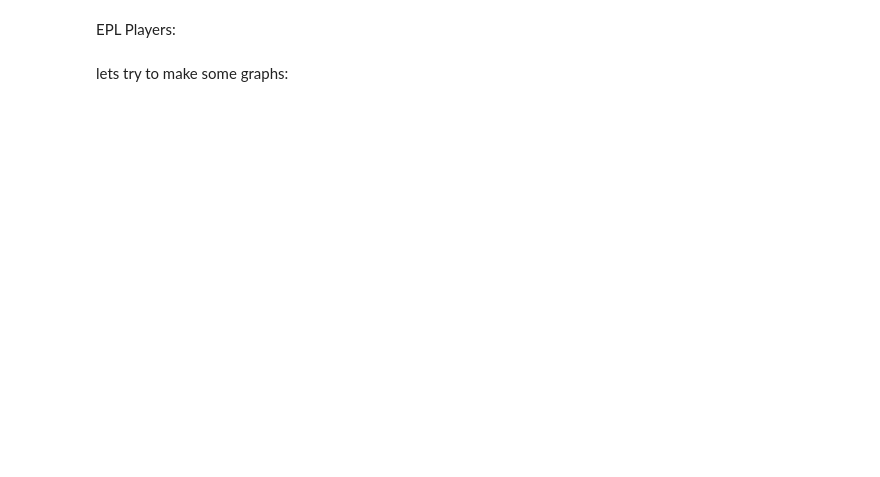
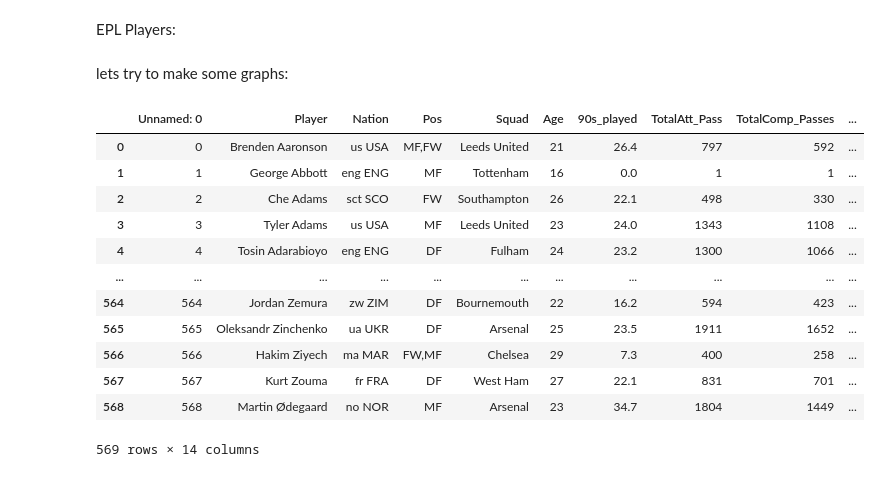
Before and after one commit to TobiasTonndorff/BI-Repo, a Jupyter notebook: datasets/main.ipynb, the cells around one changed output. Cells and saved outputs as stored; diff of their text form; code cells hidden in the pictures; blank space fills up the shorter version.

Commit message:
added plots for possession, tackling, shooting and stats

```diff
--- a/datasets/main.ipynb
+++ b/datasets/main.ipynb
@@ -10,7 +10,7 @@ EPL Players:
 defensive_df = pd.read_csv(r'C:\Users\tobia\SkoleShit\valgfag\BI\FootballNotebook\datasets\players\player_premier_league_defensive.csv')
 passing_df = pd.read_csv(r'C:\Users\tobia\SkoleShit\valgfag\BI\FootballNotebook\datasets\players\player_premier_league_passing.csv')
 passing_type_df = pd.read_csv(r'C:\Users\tobia\SkoleShit\valgfag\BI\FootballNotebook\datasets\players\player_premier_league_passing_type.csv')
-possesion_df = pd.read_csv(r'C:\Users\tobia\SkoleShit\valgfag\BI\FootballNotebook\datasets\players\player_premier_league_possession.csv')
+possession_df = pd.read_csv(r'C:\Users\tobia\SkoleShit\valgfag\BI\FootballNotebook\datasets\players\player_premier_league_possession.csv')
 shooting_df = pd.read_csv(r'C:\Users\tobia\SkoleShit\valgfag\BI\FootballNotebook\datasets\players\player_premier_league_shooting.csv')
 stats_df = pd.read_csv(r'C:\Users\tobia\SkoleShit\valgfag\BI\FootballNotebook\datasets\players\player_premier_league_stats.csv')
 # %%
@@ -38,0 +359,16 @@ fig.show()
+# %%
+possession_df
+# %% [output]
+|  | Unnamed: 0 | Player | Nation | Pos | Squad | Age | 90s_played | TotalAtt_Pass | TotalComp_Passes | ... |
+| 0 | 0 | Brenden Aaronson | us USA | MF,FW | Leeds United | 21 | 26.4 | 797 | 592 | ... |
+| 1 | 1 | George Abbott | eng ENG | MF | Tottenham | 16 | 0.0 | 1 | 1 | ... |
+| 2 | 2 | Che Adams | sct SCO | FW | Southampton | 26 | 22.1 | 498 | 330 | ... |
+| 3 | 3 | Tyler Adams | us USA | MF | Leeds United | 23 | 24.0 | 1343 | 1108 | ... |
+| 4 | 4 | Tosin Adarabioyo | eng ENG | DF | Fulham | 24 | 23.2 | 1300 | 1066 | ... |
+| ... | ... | ... | ... | ... | ... | ... | ... | ... | ... | ... |
+| 564 | 564 | Jordan Zemura | zw ZIM | DF | Bournemouth | 22 | 16.2 | 594 | 423 | ... |
+| 565 | 565 | Oleksandr Zinchenko | ua UKR | DF | Arsenal | 25 | 23.5 | 1911 | 1652 | ... |
+| 566 | 566 | Hakim Ziyech | ma MAR | FW,MF | Chelsea | 29 | 7.3 | 400 | 258 | ... |
+| 567 | 567 | Kurt Zouma | fr FRA | DF | West Ham | 27 | 22.1 | 831 | 701 | ... |
+| 568 | 568 | Martin Ødegaard | no NOR | MF | Arsenal | 23 | 34.7 | 1804 | 1449 | ... |
+569 rows × 14 columns
```
Also changed, not shown: parts of 36 cells of this notebook.
